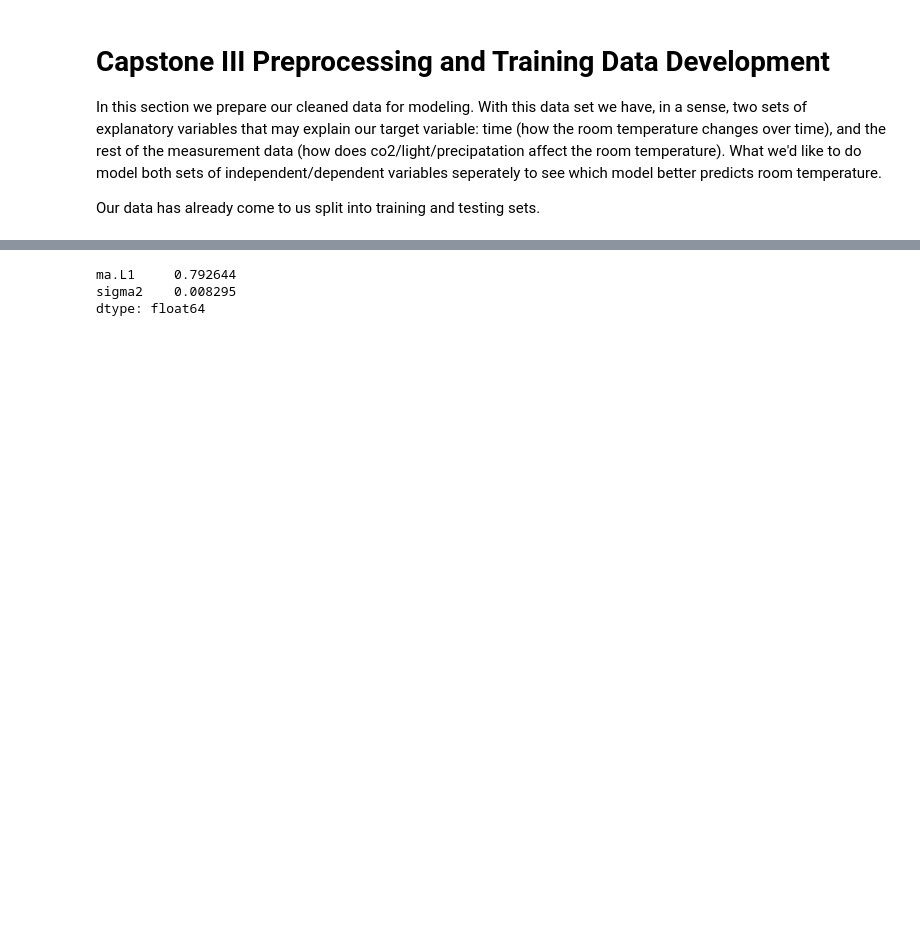
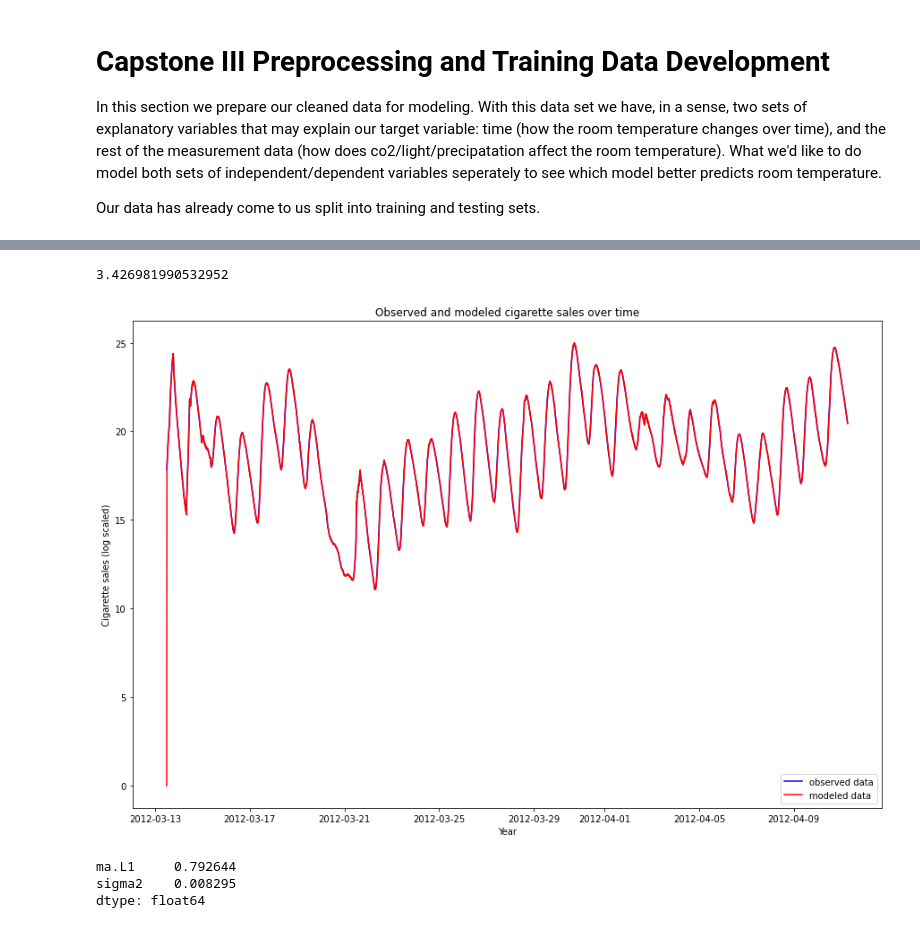
Before and after one commit to Caveexplorer/Home-Temperature-Time-Series-Forecasting, a Jupyter notebook: Notebooks/Pre-processing and Training Data Development.ipynb, the cells around one changed output, grey strips where cells are left out. Cells and saved outputs as stored; diff of their text form; code cells hidden in the pictures; blank space fills up the shorter version.

```diff
--- a/Notebooks/Pre-processing and Training Data Development.ipynb
+++ b/Notebooks/Pre-processing and Training Data Development.ipynb
@@ -78,0 +183,5 @@ The p-value is 0.1
+# %%
+
+model = ARIMA(y[:-5], order = (2,0, 1))
+model_fit = model.fit()
+future = model_fit.forecast(5)
@@ -79,3 +238,18 @@ The p-value is 0.1
+# %%
+np.mean([ (i[0] - i[1])**2 for i in  zip(y[split:], clf.predict(X.iloc[split:][columns].values))])
+# %% [output]
+3.426981990532952
+# %%
+plt.figure(figsize=(15,10))
+plt.plot(y, label='observed data', color = 'blue')
+plt.plot(model_fit.predict(), color = 'red', label='modeled data')
+plt.title('Observed and modeled cigarette sales over time')
+plt.xlabel('Year')
+plt.ylabel('Cigarette sales (log scaled)')
+plt.legend(loc = 'best')
+plt.show()
+# %% [output]
+[figure, added]
 # %%
 from statsmodels.tsa.arima.model import ARIMA
 
```
Also changed, not shown: parts of 35 cells of this notebook, 6 other files.
